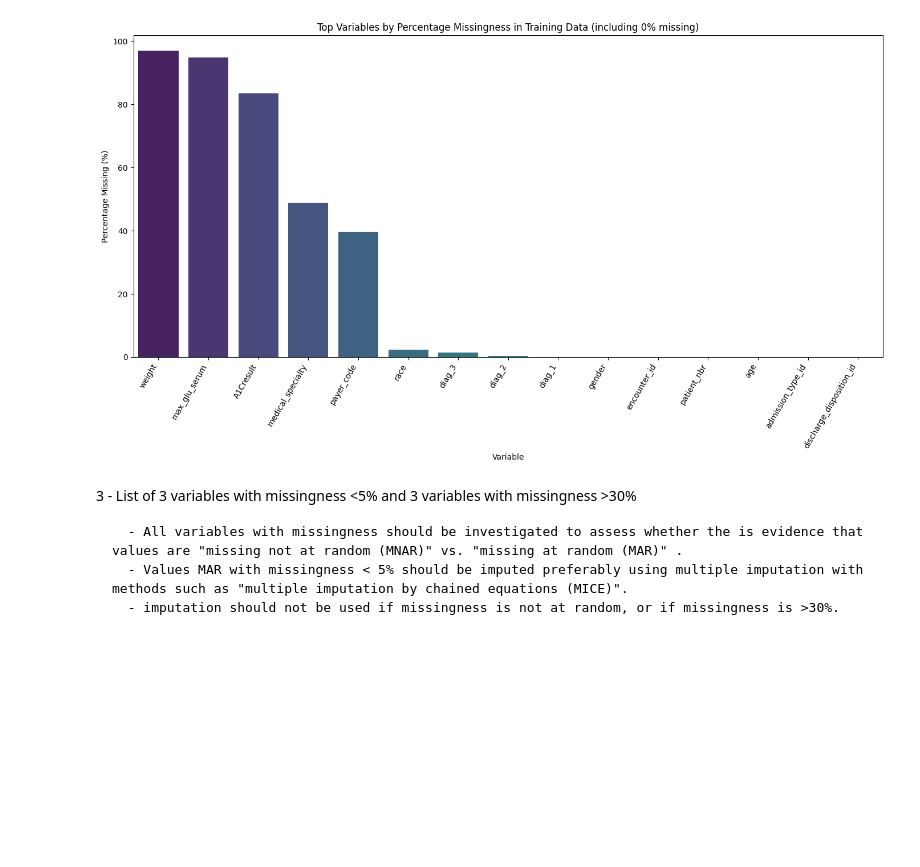
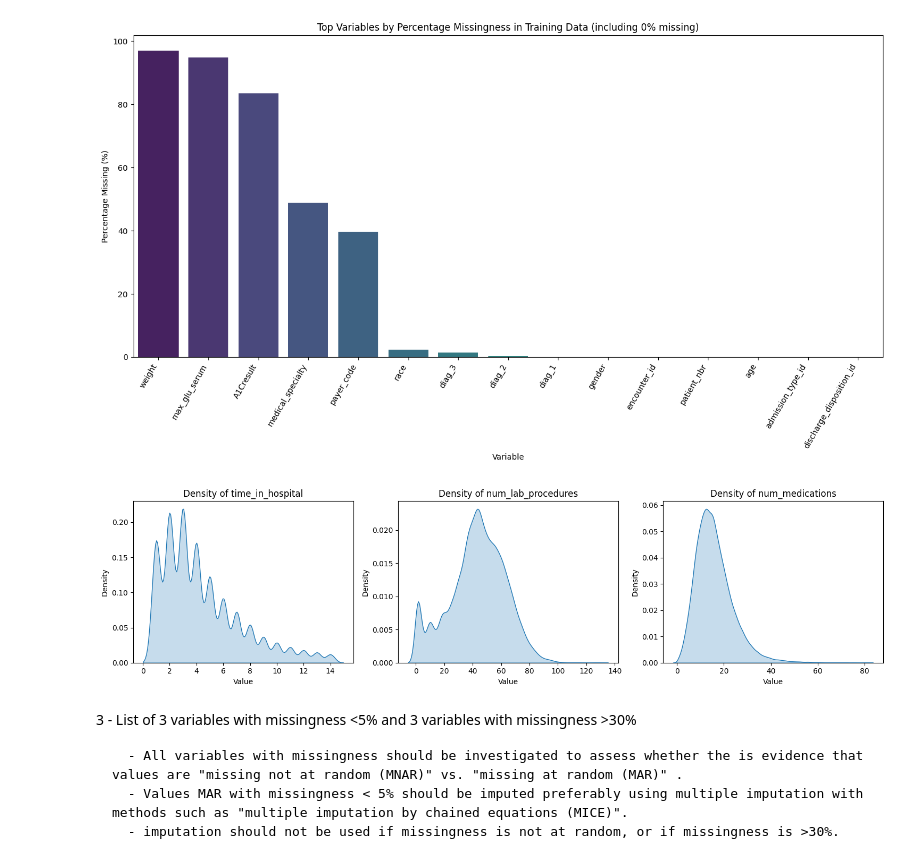
Before and after one commit to joezein71/AIHC-5010-Winter-2026, a Jupyter notebook: 20260122_Assignment1_Colab_Workflow_Zein.ipynb, the cells around one changed output. Cells and saved outputs as stored; diff of their text form; code cells hidden in the pictures; blank space fills up the shorter version.

```diff
--- a/20260122_Assignment1_Colab_Workflow_Zein.ipynb
+++ b/20260122_Assignment1_Colab_Workflow_Zein.ipynb
@@ -483,6 +501,35 @@ else:
     print("missing_train_df not found or is empty. Please run the missingness audit cells first.")
 # %% [output]
 [figure]
+# %%
+import matplotlib.pyplot as plt
+import seaborn as sns
+
+variables_for_side_by_side_plots = [
+    'time_in_hospital', 'num_lab_procedures', 'num_medications'
+]
+
+# Determine grid size for subplots
+n_vars = len(variables_for_side_by_side_plots)
+n_cols = 3  # Number of columns for subplots, adjusted for 3 variables
+n_rows = (n_vars + n_cols - 1) // n_cols # Calculate rows needed
+
+plt.figure(figsize=(n_cols * 5, n_rows * 4)) # Adjust figure size dynamically
+
+for i, col in enumerate(variables_for_side_by_side_plots):
+    plt.subplot(n_rows, n_cols, i + 1) # Position subplot
+    if col in X_train.columns:
+        sns.kdeplot(X_train[col], fill=True)
+        plt.title(f'Density of {col}')
+        plt.xlabel('Value')
+        plt.ylabel('Density')
+    else:
+        plt.title(f"'{col}' not found")
+        plt.text(0.5, 0.5, 'Variable not found', horizontalalignment='center', verticalalignment='center', transform=plt.gca().transAxes)
+plt.tight_layout()
+plt.show()
+# %% [output]
+[figure, added]
 # %% [markdown]
 3 - List of 3 variables with missingness <5% and 3 variables with missingness >30%
 
```
Also changed, not shown: parts of 9 cells of this notebook.
